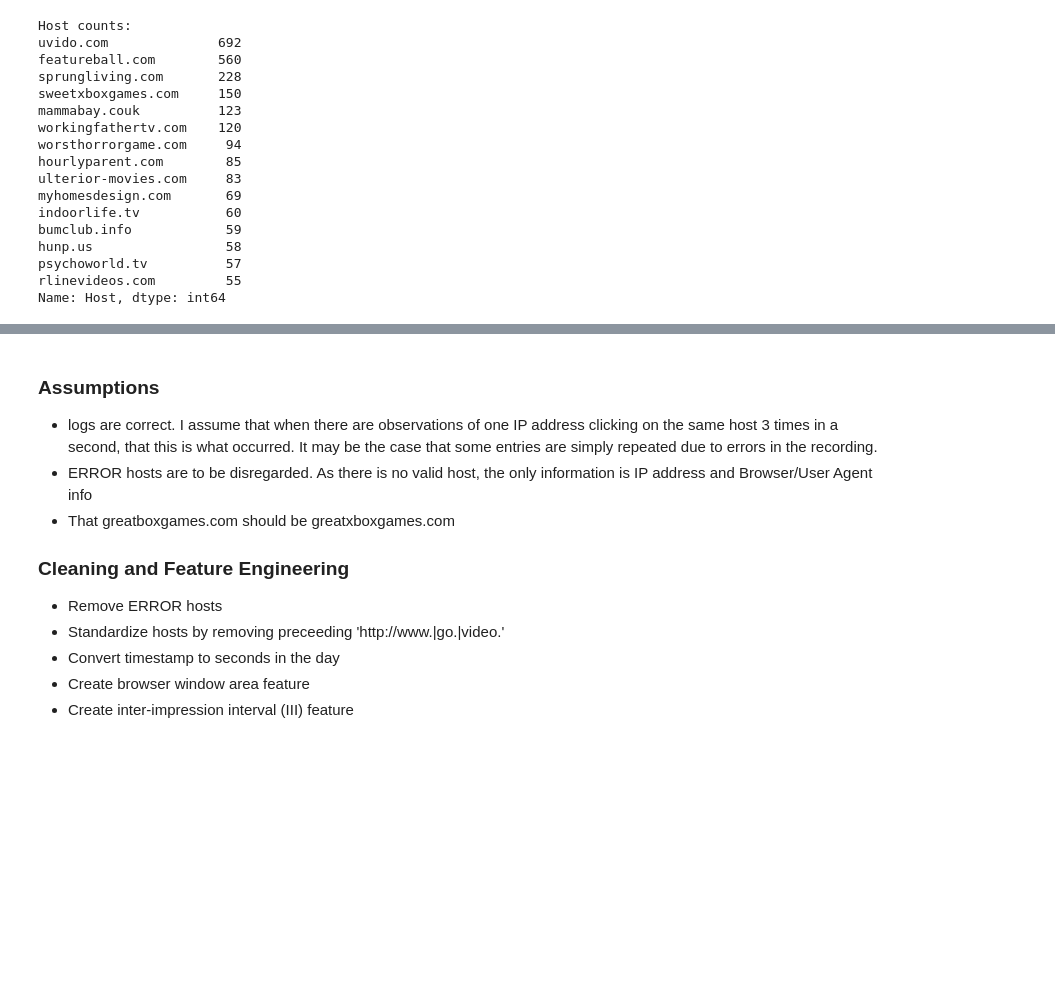
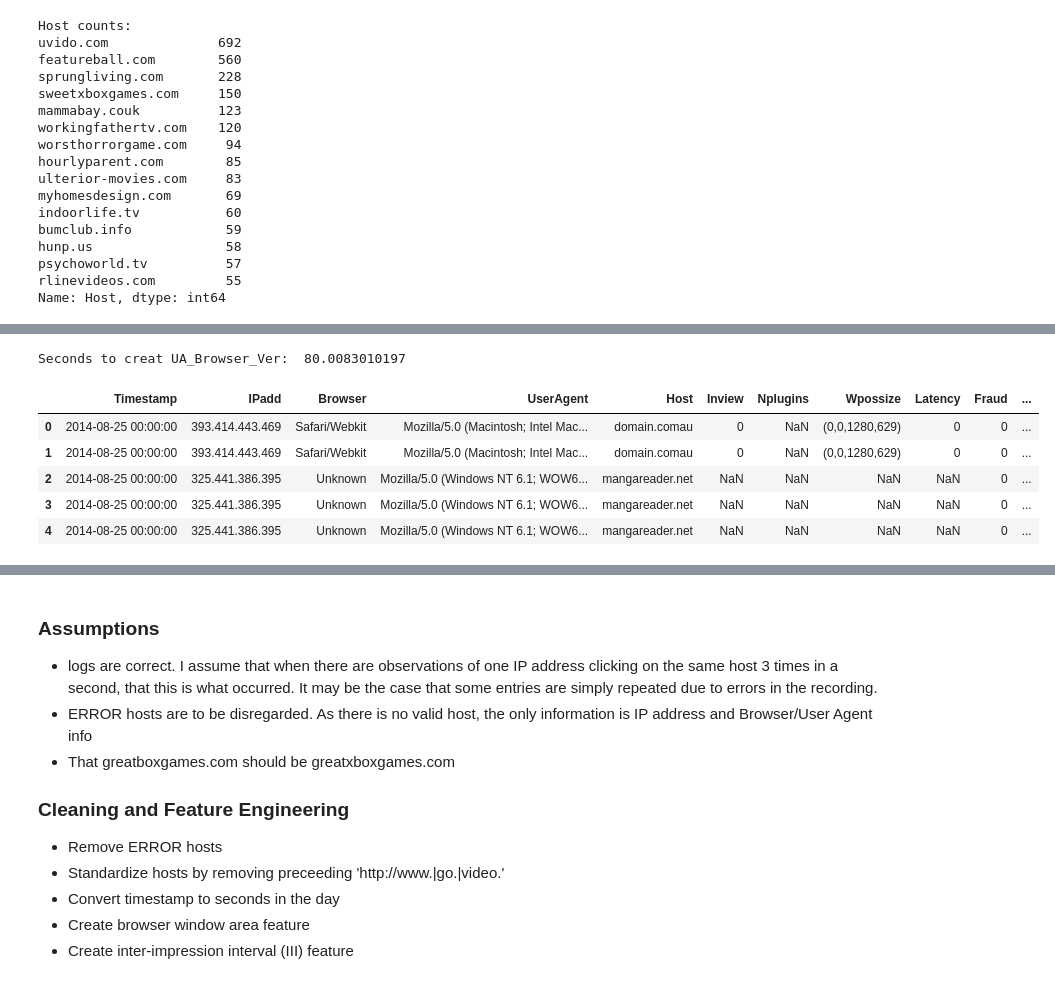
Before and after one commit to aqua001/ad_impression_fraud, a Jupyter notebook: Ad Impression Fraud Analysis.ipynb, the cells around one changed output, grey strips where cells are left out. Saved outputs shown, nothing was run; the diff lists cells and outputs as text; code cells hidden in the pictures; blank space fills up the shorter version.

```diff
--- a/Ad Impression Fraud Analysis.ipynb
+++ b/Ad Impression Fraud Analysis.ipynb
@@ -175,6 +186,10 @@ fraudtraffic=['featureball.com',
 'rlinevideos.com']
 
 print "Host counts:\n", imp_df[imp_df["Host"].isin(fraudtraffic)]["Host"].value_counts()#.describe()
+
+#add the fraud column to the data frame
+imp_df['Fraud']=0
+imp_df.loc[imp_df["Host"].isin(fraudtraffic),'Fraud']=1
 # %% [output]
 Host counts:
 uvido.com              692
@@ -221,19 +217,0 @@ Firefox Mozilla/5.0 (Windows NT 6.1; rv:32.0) Gecko/20100101 Firefox/32.0
-# %%
-import requests
-#ua_string = imp_df.UserAgent.iloc[20]
-
-def lookup_user_agent(ua_string):
-    r = requests.post("http://www.useragentstring.com", data = {"uas":ua_string,"getJSON":'agent_name-agent_version'})
-    return r.json()['agent_name']+'_'+r.json()['agent_version']
-
-#print r.json()
-#print r.json()['agent_name']
-#print r.json()['agent_version']
-
-#test_data = imp_df.iloc[0:20]
-imp_df['UA_Browser_Ver']=imp_df["UserAgent"].apply(lambda x: lookup_user_agent(x))
-#response = urllib2.urlopen(url).read()
-#print response
-#dat = simplejson.load(r.json())
-#print dat
-#http://www.useragentstring.com/?uas=Mozilla/5.0%20%28Windows%20NT%206.1;%20WOW64;%20Trident/7.0;%20rv:11.0%29%20like%20Gecko&getJSON=agent_name-agent_version
@@ -259,0 +218,22 @@ test_data
+# %%
+#import useragent
+def lookup_user_agent(ua_string):
+    ua=useragent.detect(ua_string)
+    if ua.browser.family != 'Other':
+        return ua.browser.family+'_'+ua.browser.version
+    else:
+        return 'Other'
+
+tic = timeit.default_timer()
+imp_df['UA_Browser_Ver']=imp_df["UserAgent"].map(lambda x: lookup_user_agent(x))
+toc = timeit.default_timer()
+print 'Seconds to creat UA_Browser_Ver: ', toc - tic
+imp_df.head(5)
+# %% [output]
+Seconds to creat UA_Browser_Ver:  80.0083010197
+|  | Timestamp | IPadd | Browser | UserAgent | Host | Inview | Nplugins | Wpossize | Latency | Fraud | ... |
+| 0 | 2014-08-25 00:00:00 | 393.414.443.469 | Safari/Webkit | Mozilla/5.0 (Macintosh; Intel Mac... | domain.comau | 0 | NaN | (0,0,1280,629) | 0 | 0 | ... |
+| 1 | 2014-08-25 00:00:00 | 393.414.443.469 | Safari/Webkit | Mozilla/5.0 (Macintosh; Intel Mac... | domain.comau | 0 | NaN | (0,0,1280,629) | 0 | 0 | ... |
+| 2 | 2014-08-25 00:00:00 | 325.441.386.395 | Unknown | Mozilla/5.0 (Windows NT 6.1; WOW6... | mangareader.net | NaN | NaN | NaN | NaN | 0 | ... |
+| 3 | 2014-08-25 00:00:00 | 325.441.386.395 | Unknown | Mozilla/5.0 (Windows NT 6.1; WOW6... | mangareader.net | NaN | NaN | NaN | NaN | 0 | ... |
+| 4 | 2014-08-25 00:00:00 | 325.441.386.395 | Unknown | Mozilla/5.0 (Windows NT 6.1; WOW6... | mangareader.net | NaN | NaN | NaN | NaN | 0 | ... |
```
Also changed, not shown: parts of 40 cells of this notebook.
